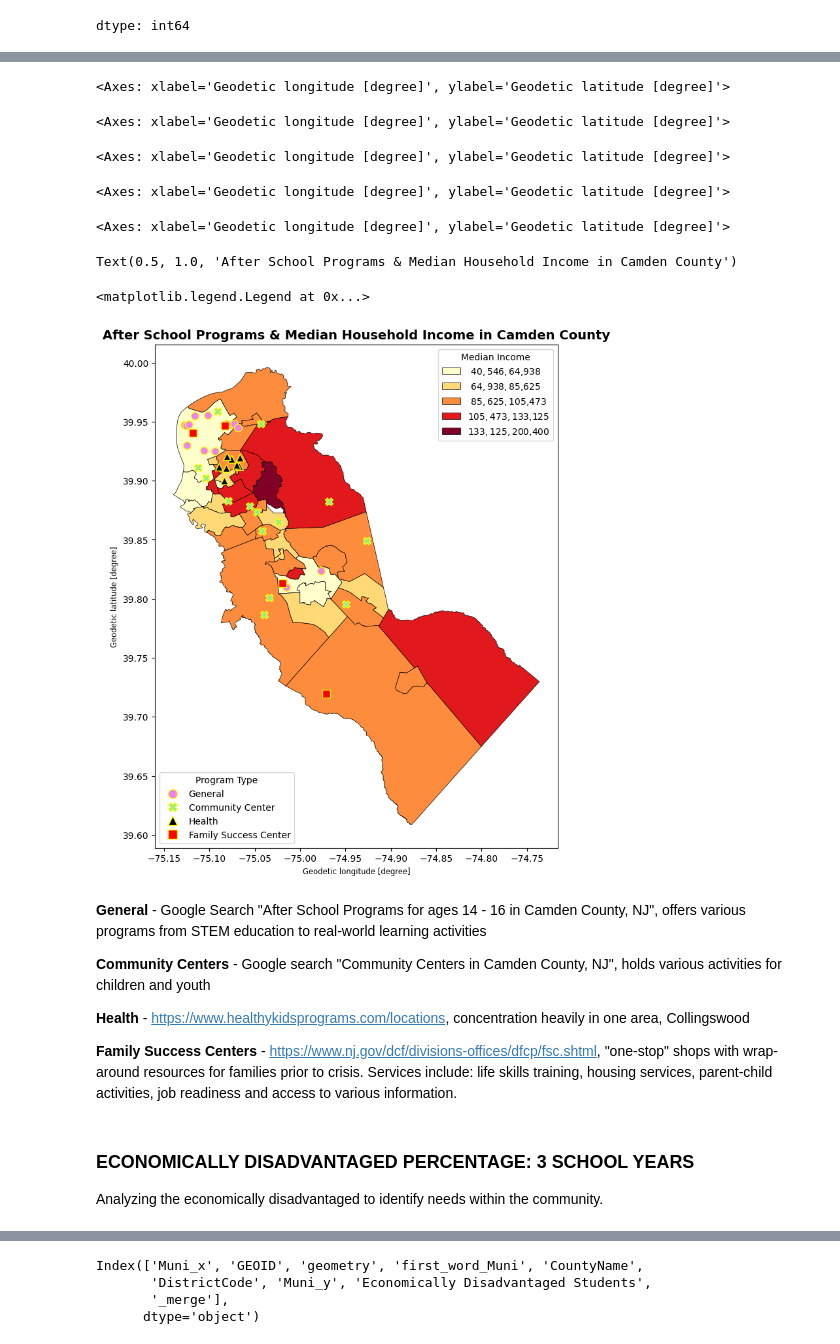
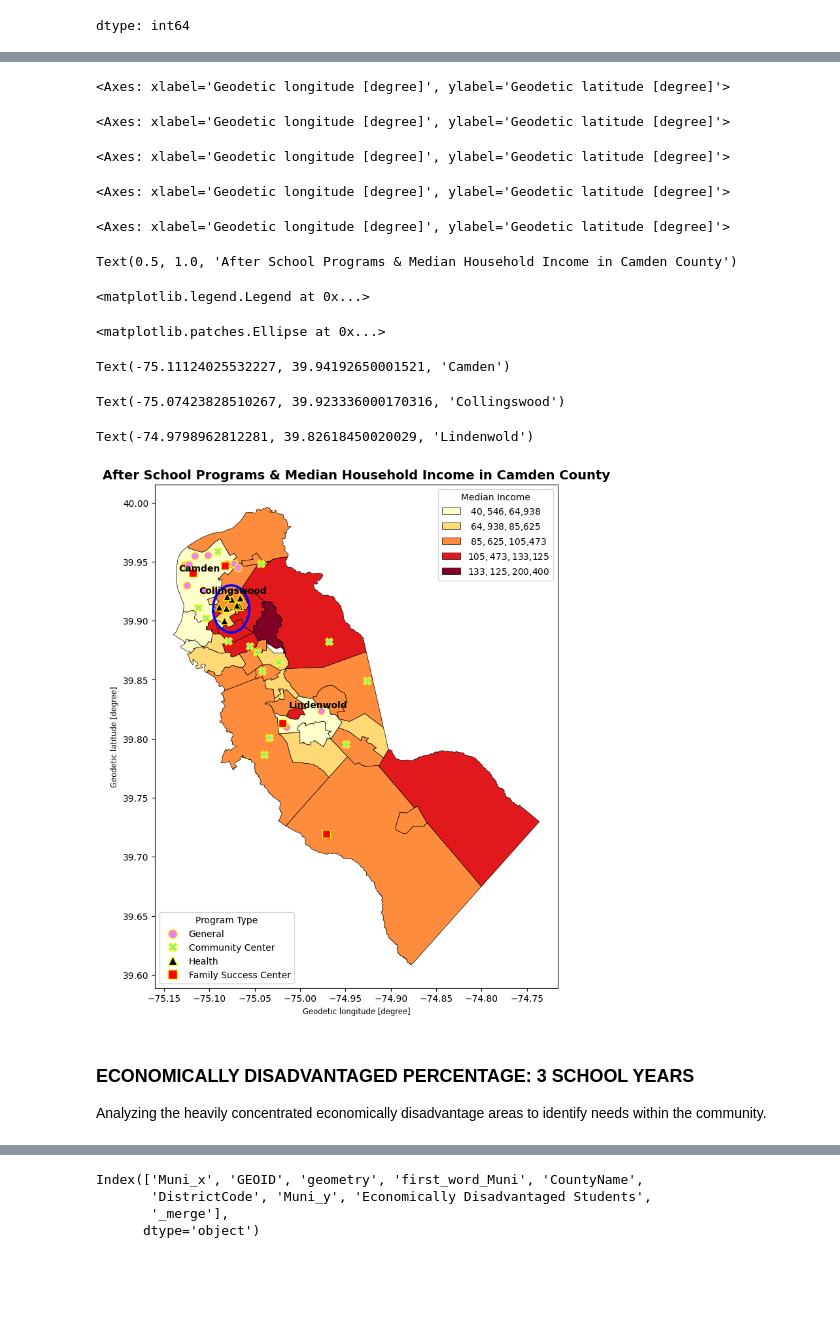
Before and after one commit to MhiyaJ/My-GIS-Stuff, a Jupyter notebook: After School Programs PS2.ipynb, the cells around one changed output, grey strips where cells are left out. Drawn from its saved outputs; the diff is of its cells as text; code cells hidden in the pictures; blank space fills up the shorter version.

```diff
--- a/After School Programs PS2.ipynb
+++ b/After School Programs PS2.ipynb
@@ -279,45 +293,57 @@ PrgFsc_geo.plot(ax=ax, marker='s', color='red', markersize=70, label='Family Suc
 
 # Titles
 plt.title('After School Programs & Median Household Income in Camden County', fontsize=14, fontweight='bold')
 
 # 5. Create custom handles for the second legend
 from matplotlib.lines import Line2D
 custom_handles = [
     Line2D([0], [0], marker='o', color='yellow', markerfacecolor='violet', markersize=10, linestyle=''),
     Line2D([0], [0], marker='X', color='yellow', markerfacecolor='lightgreen', markersize=10, linestyle=''),
     Line2D([0], [0], marker='^', color='yellow', markerfacecolor='black', markersize=10, linestyle=''),
     Line2D([0], [0], marker='s', color='yellow', markerfacecolor='red', markersize=10, linestyle='')
 ]
 
 # Add the second legend to the plot
 second_legend = ax.legend(custom_handles, ['General', 'Community Center', 'Health', 'Family Success Center'],
                           loc='lower left', title="Program Type")
 
 # Manually re-add the first legend back to the axes
 if first_legend:
     ax.add_artist(first_legend)
 
+# Highlight ellipse (e.g. for Collingswood area)
+from matplotlib.patches import Ellipse
+e1 = Ellipse(xy=(-75.076, 39.91), width=0.04, height=0.04, edgecolor='b', fc='None', lw=2.5)
+ax.add_patch(e1)
+
+# Safe fix for the text labels: Query multiple municipalities using a regex OR pattern '|'
+njMun1_epsg4326 = njMun1.to_crs(epsg=4326)
+target_rows = njMun1_epsg4326[njMun1_epsg4326['Muni'].str.contains('COLLINGSWOOD|CAMDEN|LINDENWOLD', na=False, case=False)]
+
+# Loop over the found rows and draw each label individually
+for _, row in target_rows.iterrows():
+    pt = row.geometry.representative_point()
+    # Format the name cleanly (Title Case)
+    clean_name = row['Muni'].replace(' BOROUGH', '').replace(' CITY', '').title()
+    ax.text(pt.x, pt.y + 0.008, clean_name, fontsize=10, color='black', weight='bold', horizontalalignment='center')
+
 plt.show()
 # %% [output]
 <Axes: xlabel='Geodetic longitude [degree]', ylabel='Geodetic latitude [degree]'>
 <Axes: xlabel='Geodetic longitude [degree]', ylabel='Geodetic latitude [degree]'>
 <Axes: xlabel='Geodetic longitude [degree]', ylabel='Geodetic latitude [degree]'>
 <Axes: xlabel='Geodetic longitude [degree]', ylabel='Geodetic latitude [degree]'>
 <Axes: xlabel='Geodetic longitude [degree]', ylabel='Geodetic latitude [degree]'>
 Text(0.5, 1.0, 'After School Programs & Median Household Income in Camden County')
 <matplotlib.legend.Legend at 0x...>
+<matplotlib.patches.Ellipse at 0x...>
+Text(-75.11124025532227, 39.94192650001521, 'Camden')
+Text(-75.07423828510267, 39.923336000170316, 'Collingswood')
+Text(-74.9798962812281, 39.82618450020029, 'Lindenwold')
-[figure, old version]
+[figure, new version]
-# %% [markdown]
-**General** - Google Search "After School Programs for ages 14 - 16 in Camden County, NJ", offers various programs from STEM education to real-world learning activities
-
-**Community Centers** - Google search "Community Centers in Camden County, NJ", holds various activities for children and youth
-
-**Health** - https://www.healthykidsprograms.com/locations, concentration heavily in one area, Collingswood
-
-**Family Success Centers** - https://www.nj.gov/dcf/divisions-offices/dfcp/fsc.shtml, "one-stop" shops with wrap-around resources for families prior to crisis.  Services include: life skills training, housing services, parent-child activities, job readiness and access to various information.
 # %% [markdown]
 ### **ECONOMICALLY DISADVANTAGED PERCENTAGE: 3 SCHOOL YEARS**
-Analyzing the economically disadvantaged to identify needs within the community.
+Analyzing the heavily concentrated economically disadvantage areas to identify needs within the community.
 # %%
 #Downloadable data regarding school performance
 #https://www.nj.gov/education/spr/download/
```
Also changed, not shown: parts of 12 cells of this notebook.
